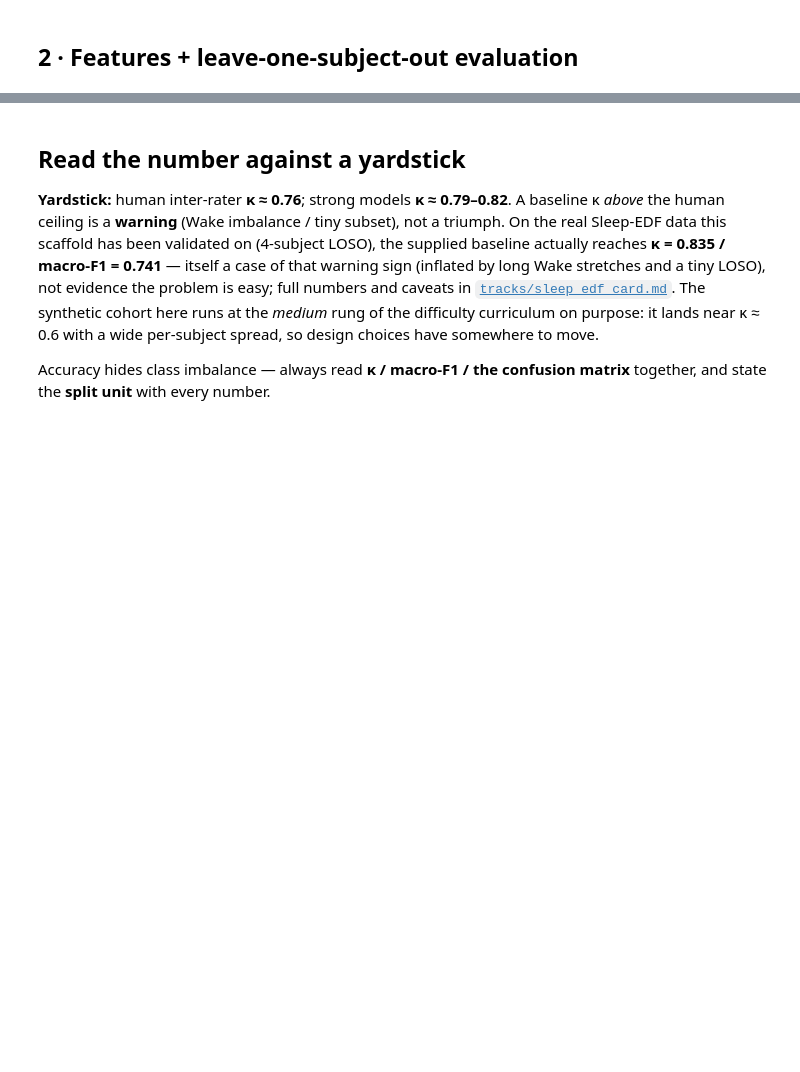
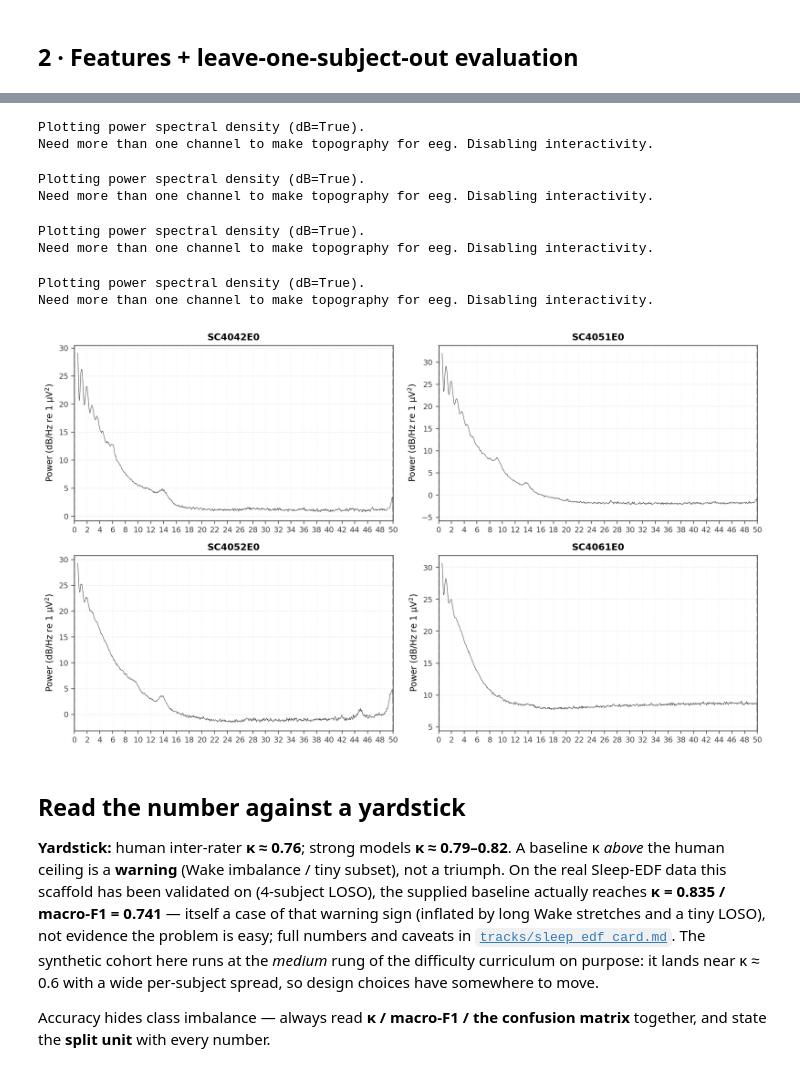
Before and after one commit to hel-fortuny/CM2013_SleepEDF_GroupT1, a Jupyter notebook: track_sleep_edf.ipynb, the cells around one changed output, grey strips where cells are left out. Cells and saved outputs as stored; diff of their text form; code cells hidden in the pictures; blank space fills up the shorter version.

```diff
--- a/track_sleep_edf.ipynb
+++ b/track_sleep_edf.ipynb
@@ -355,3 +502,64 @@ else:
+# %%
+import mne
+import matplotlib.pyplot as plt
+
+# Recordings que ja hem analitzat
+already_checked = {
+    "SC4611E0", "SC4531E0", "SC4141E0", "SC4001E0",
+    "SC4011E0", "SC4021E0", "SC4031E0", "SC4041E0"
+}
+already_checked.update([
+    "SC4002E0",
+    "SC4012E0",
+    "SC4022E0",
+    "SC4032E0"
+])
+
+# Seleccionar 4 recordings nous que existeixin
+recordings = [
+    os.path.basename(p).replace("-PSG.edf", "")
+    for p in sorted(psgs)
+    if os.path.basename(p).endswith("-PSG.edf")
+    and os.path.basename(p).replace("-PSG.edf", "") not in already_checked
+][:4]
+
+fig, axes = plt.subplots(2, 2, figsize=(12, 7))
+
+for ax, rec_id in zip(axes.flat, recordings):
+    psg = next(p for p in psgs if f"{rec_id}-PSG.edf" in p)
+
+    raw = mne.io.read_raw_edf(
+        psg, preload=False, verbose="ERROR"
+    )
+
+    raw.pick(["EEG Fpz-Cz"])
+
+    spectrum = raw.compute_psd(
+        method="welch",
+        fmin=0.5,
+        fmax=50,
+        n_fft=2048,
+        verbose="ERROR"
+    )
+
+    spectrum.plot(axes=ax, show=False)
+    ax.set_xticks(np.arange(0, 51, 2))
+    ax.set_xlim(0, 50)
+    ax.grid(axis="x", alpha=0.3)
+    ax.set_title(rec_id)
+
+plt.tight_layout()
+plt.show()
+# %% [output]
+Plotting power spectral density (dB=True).
+Need more than one channel to make topography for eeg. Disabling interactivity.
+Plotting power spectral density (dB=True).
+Need more than one channel to make topography for eeg. Disabling interactivity.
+Plotting power spectral density (dB=True).
+Need more than one channel to make topography for eeg. Disabling interactivity.
+Plotting power spectral density (dB=True).
+Need more than one channel to make topography for eeg. Disabling interactivity.
+[figure, added]
 # %% [markdown]
 ## Read the number against a yardstick
 
```
Also changed, not shown: parts of 8 cells of this notebook, 1 other file.
